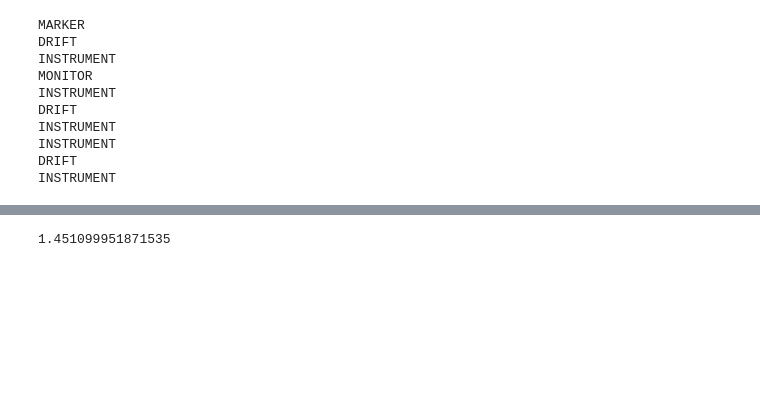
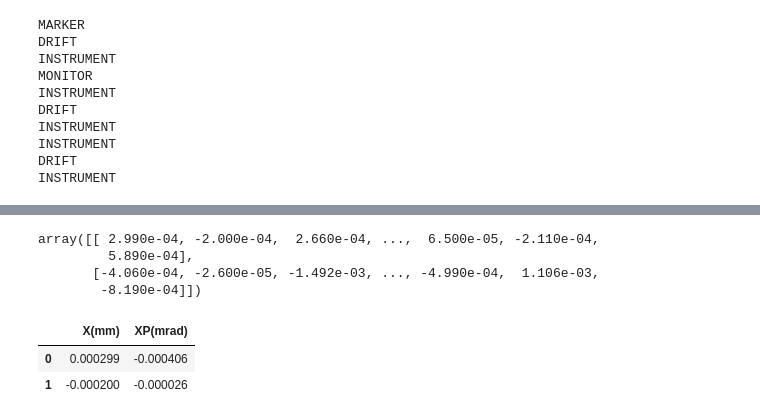
Before and after one commit to a-sandra/Diablo_2, a Jupyter notebook: interactive_tool/Sequence_2_python.ipynb, the cells around one changed output, grey strips where cells are left out. Cells and saved outputs as stored; diff of their text form; code cells hidden in the pictures; blank space fills up the shorter version.

```diff
--- a/interactive_tool/Sequence_2_python.ipynb
+++ b/interactive_tool/Sequence_2_python.ipynb
@@ -59,4 +39,15 @@ new_df
 # %%
-1.139691/0.785398
+df = bm.distribution[["X(mm)", "XP(mrad)"]]*0.001
+new_df = np.transpose(df.to_numpy())
+new_df
 # %% [output]
-1.451099951871535
+array([[ 2.990e-04, -2.000e-04,  2.660e-04, ...,  6.500e-05, -2.110e-04,
+         5.890e-04],
+       [-4.060e-04, -2.600e-05, -1.492e-03, ..., -4.990e-04,  1.106e-03,
+        -8.190e-04]])
+# %%
+df[:2]
+# %% [output]
+|  | X(mm) | XP(mrad) |
+| 0 | 0.000299 | -0.000406 |
+| 1 | -0.000200 | -0.000026 |
```
Also changed, not shown: parts of 32 cells of this notebook, 3 other files.
